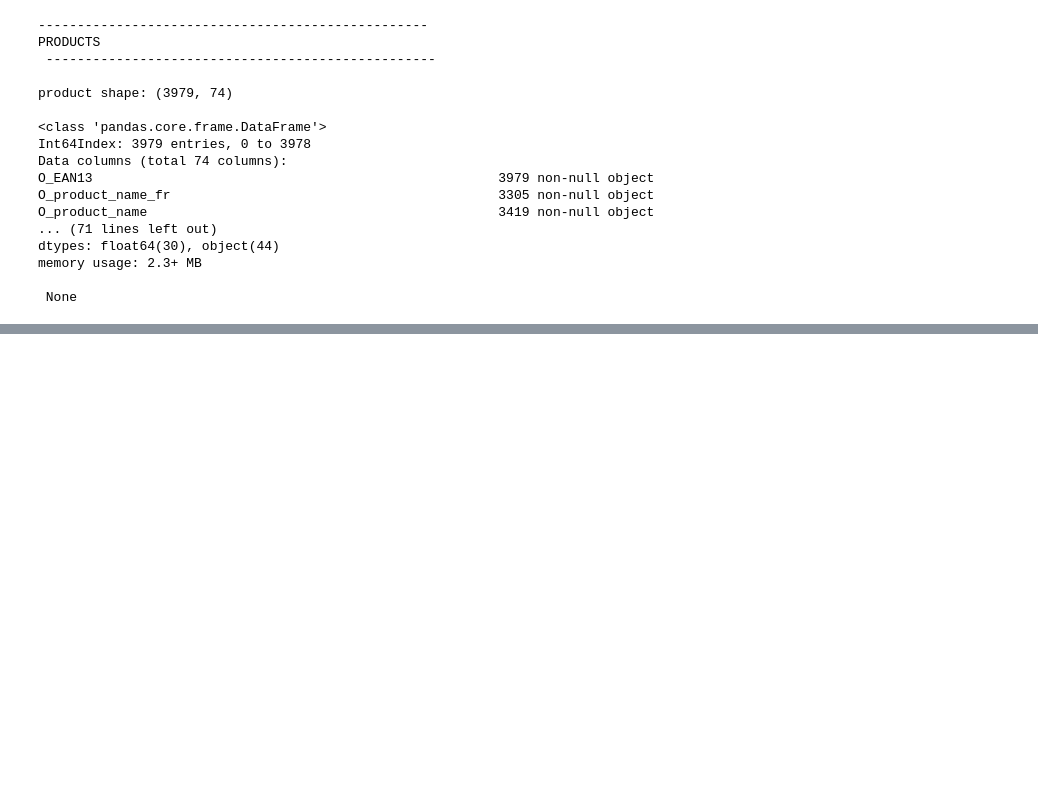
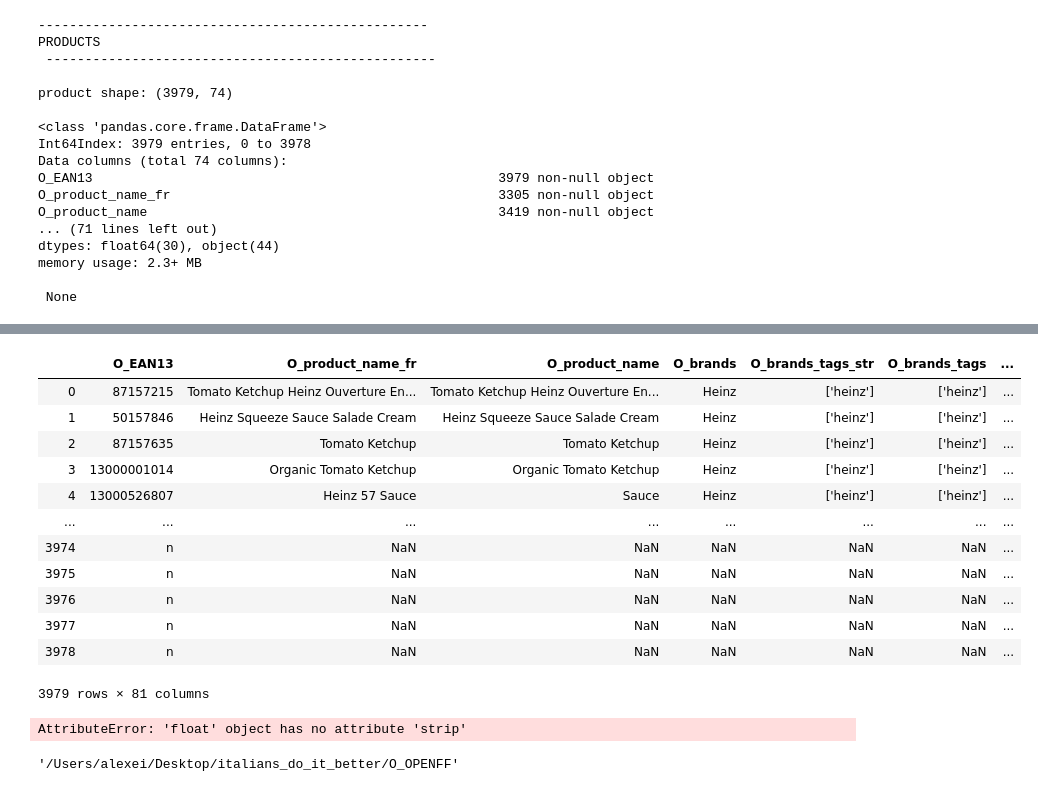
Before and after one commit to alex-toy/italians_do_it_better, a Jupyter notebook: O_OPENFF/O_CREATE_ING_FEATURES.ipynb, the cells around one changed output, grey strips where cells are left out. Saved outputs shown, nothing was run; the diff lists cells and outputs as text; code cells hidden in the pictures; blank space fills up the shorter version.

```diff
--- a/O_OPENFF/O_CREATE_ING_FEATURES.ipynb
+++ b/O_OPENFF/O_CREATE_ING_FEATURES.ipynb
@@ -41,9 +41,11 @@ from func import *
 ####################################################################################
 # 1.1) IMPORT M_PROD_MFINAL (merge Nielsen and Openfood facts)
 
-prod=pd.read_csv('../M_MERGE/output_data/M_PROD_FINAL.csv',index_col=0)
+prod = pd.read_csv('../M_MERGE/output_data/M_PROD_FINAL.csv',index_col=0)
 prod['O_EAN13'] = prod['O_EAN13'].astype(str)
 prod['N_EAN13'] = prod['N_EAN13'].astype(str)
+prod['O_EAN13']=prod['O_EAN13'].apply(lambda row : row[0:-2])
+prod['N_EAN13']=prod['N_EAN13'].apply(lambda row : row[0:-2])
 print('-'*50,'\nPRODUCTS\n','-'*50)
 print('\nproduct shape:',prod.shape,'\n')
 print('\n',prod.info())
@@ -100,0 +184,4 @@ ing.to_excel('output_data/INGREDIENTS_preprocessed.xlsx')
+# %%
+prod['basil']=prod['O_ingredients_text'].apply(lambda row: 1 if ('basil' in str(row)) else 0 )
+
+inprod['basil']
@@ -100,0 +201,26 @@ ing.to_excel('output_data/INGREDIENTS_preprocessed.xlsx')
+# %%
+ing_to_feature=['basil','sugar','amidon','carrot','flavouring', 'preservative','thickener']
+for ing in ing_to_feature:
+    prod[ing]=prod['O_ingredients_text'].apply(lambda row: 1 if (ing in str(row)) else 0 )
+# %%
+prod
+# %% [output]
+|  | O_EAN13 | O_product_name_fr | O_product_name | O_brands | O_brands_tags_str | O_brands_tags | ... |
+| 0 | 87157215 | Tomato Ketchup Heinz Ouverture En... | Tomato Ketchup Heinz Ouverture En... | Heinz | ['heinz'] | ['heinz'] | ... |
+| 1 | 50157846 | Heinz Squeeze Sauce Salade Cream | Heinz Squeeze Sauce Salade Cream | Heinz | ['heinz'] | ['heinz'] | ... |
+| 2 | 87157635 | Tomato Ketchup | Tomato Ketchup | Heinz | ['heinz'] | ['heinz'] | ... |
+| 3 | 13000001014 | Organic Tomato Ketchup | Organic Tomato Ketchup | Heinz | ['heinz'] | ['heinz'] | ... |
+| 4 | 13000526807 | Heinz 57 Sauce | Sauce | Heinz | ['heinz'] | ['heinz'] | ... |
+| ... | ... | ... | ... | ... | ... | ... | ... |
+| 3974 | n | NaN | NaN | NaN | NaN | NaN | ... |
+| 3975 | n | NaN | NaN | NaN | NaN | NaN | ... |
+| 3976 | n | NaN | NaN | NaN | NaN | NaN | ... |
+| 3977 | n | NaN | NaN | NaN | NaN | NaN | ... |
+| 3978 | n | NaN | NaN | NaN | NaN | NaN | ... |
+3979 rows × 81 columns
+# %%
+prod['O_ingredients_text'] = prod['O_ingredients_text'].apply(lambda row : row.strip())
+check=('basil' in prod['O_ingredients_text'])
+check
+# %% [output]
+AttributeError: 'float' object has no attribute 'strip'
@@ -100,0 +230,4 @@ ing.to_excel('output_data/INGREDIENTS_preprocessed.xlsx')
+# %%
+pwd
+# %% [output]
+'/Users/alexei/Desktop/italians_do_it_better/O_OPENFF'
```
Also changed, not shown: parts of 13 cells of this notebook, 10 other files.
